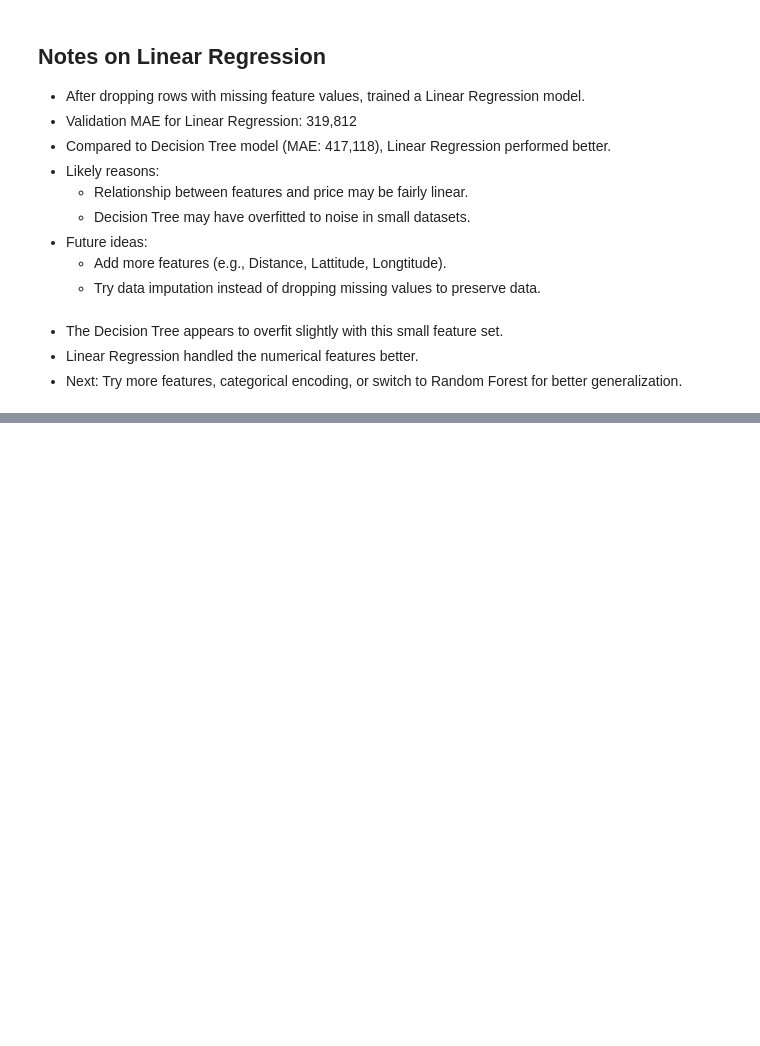
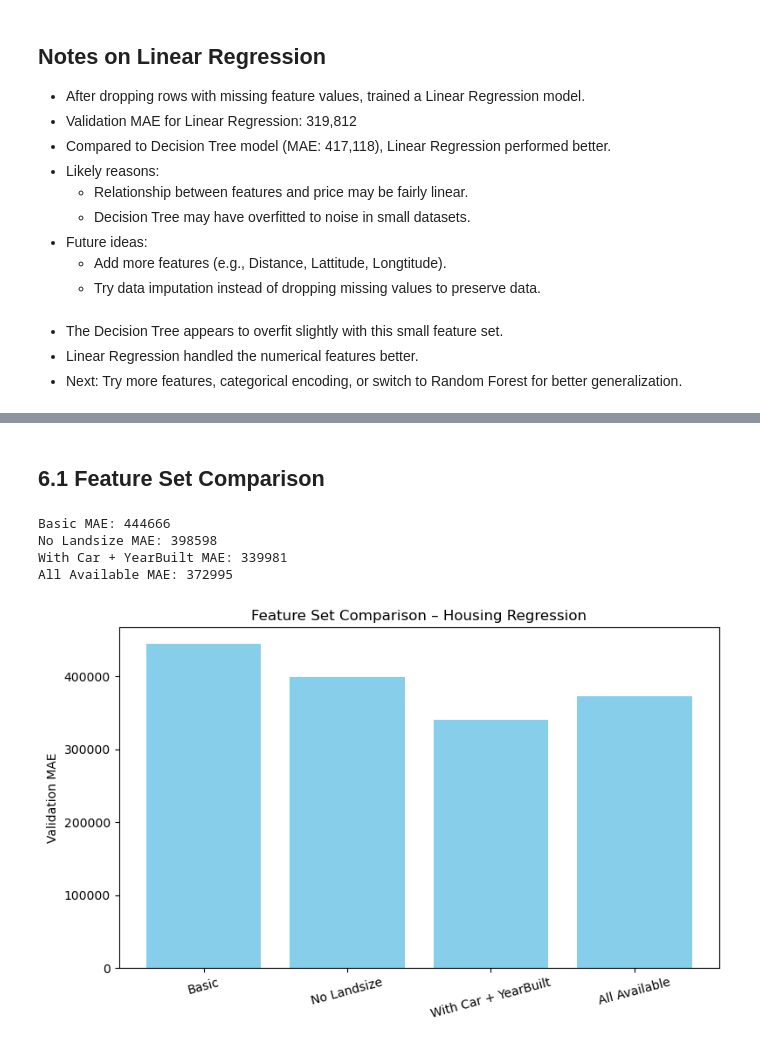
Before and after one commit to flyboi96/HCMLE, a Jupyter notebook: block3_intro_to_ml/regression_housing.ipynb, the cells around one changed output, grey strips where cells are left out. Drawn from its saved outputs; the diff is of its cells as text; code cells hidden in the pictures; blank space fills up the shorter version.

```diff
--- a/block3_intro_to_ml/regression_housing.ipynb
+++ b/block3_intro_to_ml/regression_housing.ipynb
@@ -181,0 +190,52 @@ Linear Regression outperformed the Decision Tree on this feature set, likely due
+# %% [markdown]
+## 6.1 Feature Set Comparison
+# %%
+from sklearn.model_selection import train_test_split
+from sklearn.tree import DecisionTreeRegressor
+from sklearn.metrics import mean_absolute_error
+
+# Store MAEs to compare later
+mae_results = {}
+
+# Define multiple feature sets
+feature_sets = {
+    "Basic": ['Rooms', 'Bathroom', 'Landsize'],
+    "No Landsize": ['Rooms', 'Bathroom', 'BuildingArea'],
+    "With Car + YearBuilt": ['Rooms', 'Bathroom', 'Car', 'YearBuilt'],
+    "All Available": ['Rooms', 'Bathroom', 'Landsize', 'BuildingArea', 'YearBuilt', 'Car']
+}
+
+for name, features in feature_sets.items():
+    X = home_data[features]
+    y = home_data['Price']
+
+    # Drop rows with missing values
+    X = X.dropna()
+    y = y.loc[X.index]
+
+    train_X, val_X, train_y, val_y = train_test_split(X, y, random_state=1)
+
+    model = DecisionTreeRegressor(random_state=1)
+    model.fit(train_X, train_y)
+
+    preds = model.predict(val_X)
+    mae = mean_absolute_error(val_y, preds)
+
+    print(f"{name} MAE: {mae:.0f}")
+    mae_results[name] = mae
+
+    import matplotlib.pyplot as plt
+
+plt.figure(figsize=(8, 5))
+plt.bar(mae_results.keys(), mae_results.values(), color='skyblue')
+plt.ylabel("Validation MAE")
+plt.title("Feature Set Comparison – Housing Regression")
+plt.xticks(rotation=15)
+plt.tight_layout()
+plt.show()
+# %% [output]
+Basic MAE: 444666
+No Landsize MAE: 398598
+With Car + YearBuilt MAE: 339981
+All Available MAE: 372995
+[figure, added]
```
Also changed, not shown: parts of 5 cells of this notebook, 1 other file.
